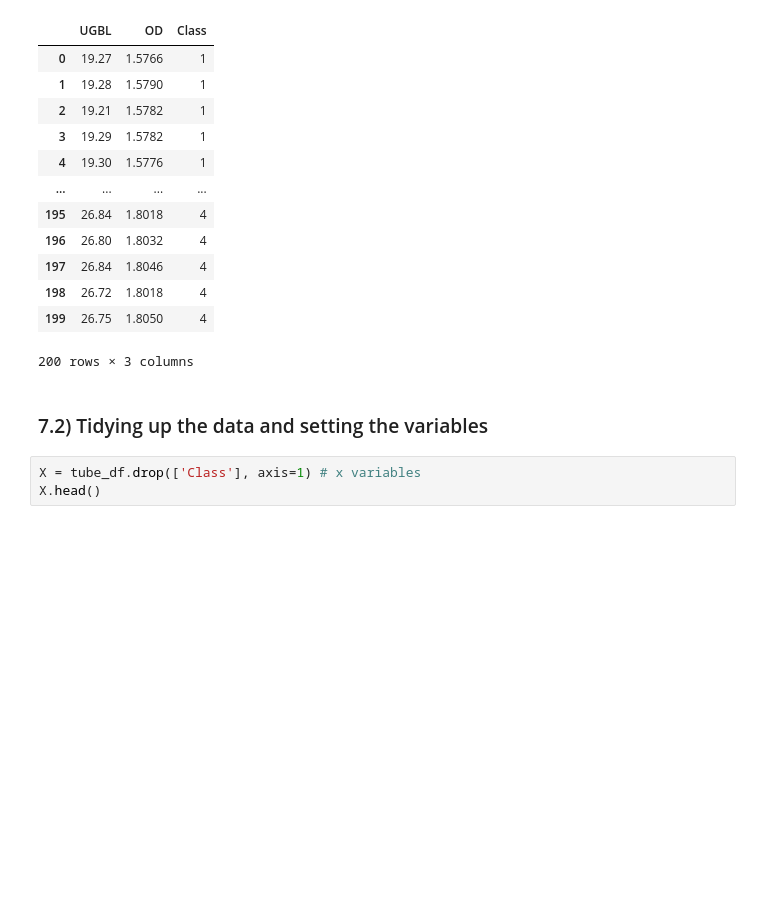
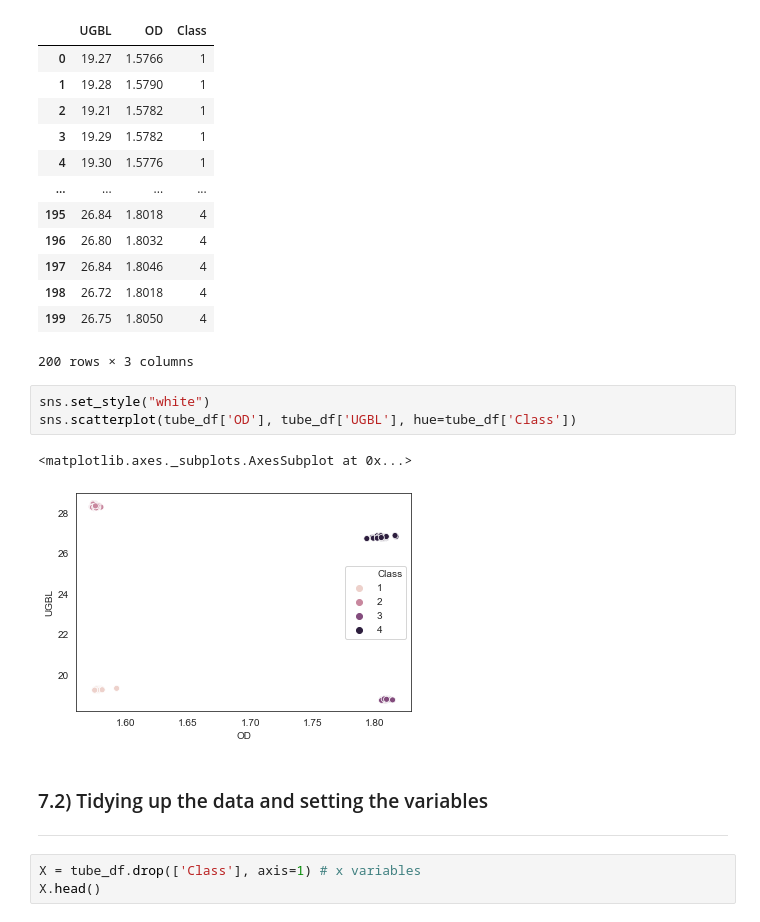
Before and after one commit to KeithQuinn/Machine-Learning-and-Statistics-Winter-21-22, a Jupyter notebook: Scikit-Learn.ipynb, the cells around one changed output. Drawn from its saved outputs; the diff is of its cells as text; blank space fills up the shorter version.

```diff
--- a/Scikit-Learn.ipynb
+++ b/Scikit-Learn.ipynb
@@ -555,8 +581,15 @@ tube_df
 | 198 | 26.72 | 1.8018 | 4 |
 | 199 | 26.75 | 1.8050 | 4 |
 200 rows × 3 columns
+# %%
+sns.set_style("white")
+sns.scatterplot(tube_df['OD'], tube_df['UGBL'], hue=tube_df['Class'])
+# %% [output]
+<matplotlib.axes._subplots.AxesSubplot at 0x...>
+[figure, added]
 # %% [markdown]
 ### 7.2) Tidying up the data and setting the variables
+***
 # %%
 X = tube_df.drop(['Class'], axis=1) # x variables
 X.head()
```
Also changed, not shown: parts of 61 cells of this notebook.
